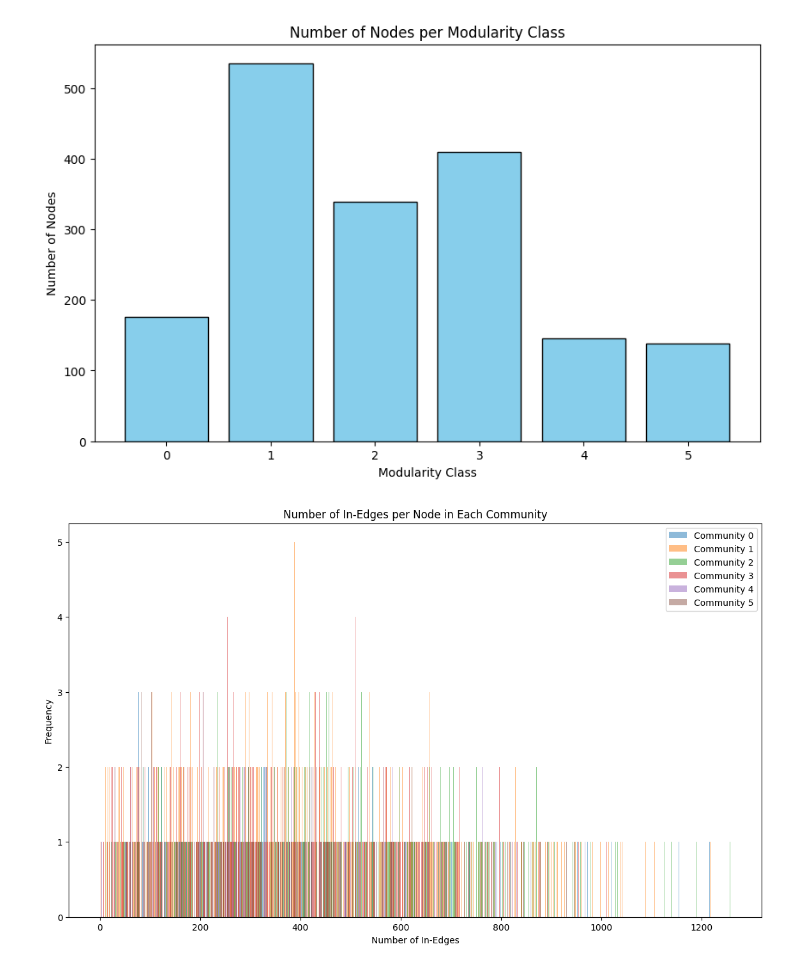
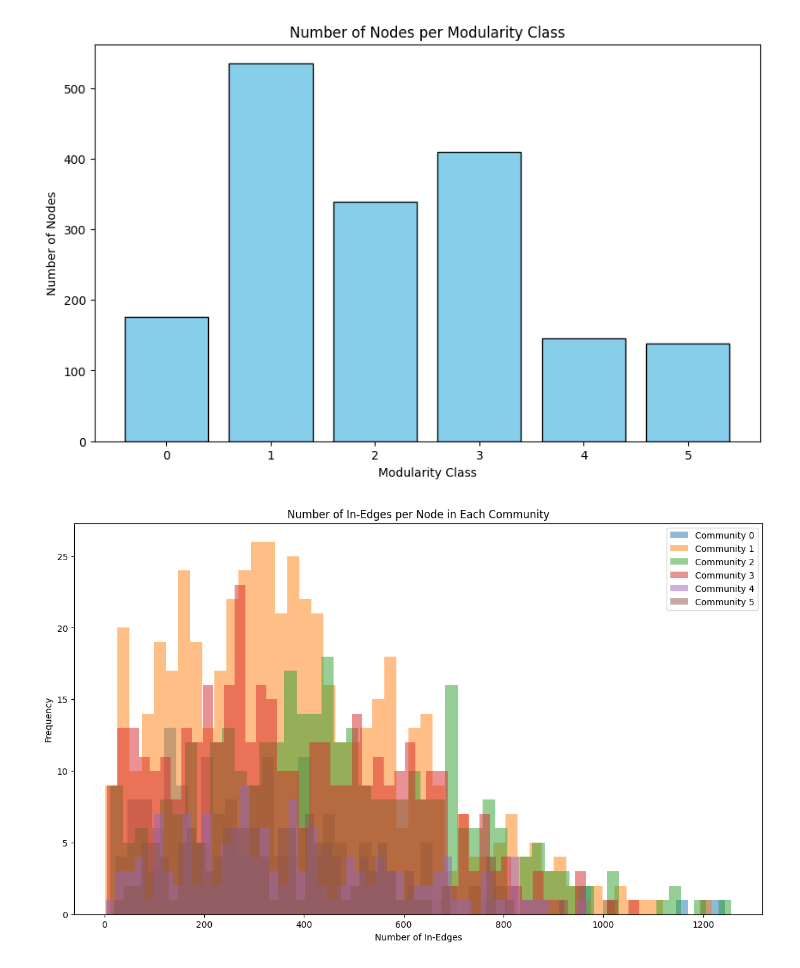
Before and after one commit to DEISI-ULHT-TFC-2023-24/TFC-DEISEI64-E-Commerce, a Jupyter notebook: Community Analysis.ipynb, the cells around one changed output. Saved outputs shown, nothing was run; the diff lists cells and outputs as text; code cells hidden in the pictures.

Commit message:
Changed the dataframe to export in product-product relation and solved a problem about bins the client-client graph

```diff
--- a/Community Analysis.ipynb
+++ b/Community Analysis.ipynb
@@ -46,3 +46,28 @@ plt.ylabel('Number of Nodes')
 plt.show()
 # %% [output]
 [figure]
+# %%
+from collections import Counter
+from nltk.tokenize import word_tokenize
+
+# Merge product information with product-product network
+merged_data = pd.merge(dataset_retail, table_product, left_on='Id', right_on='StockCode', how='left')
+
+# Aggregate descriptions for each community
+aggregated_descriptions = merged_data.groupby('modularity_class')['Description'].agg(lambda x: ' '.join(x.dropna())).reset_index()
+
+# Tokenize and count occurrences per word for each community
+word_counts_per_community = {}
+for community, row in aggregated_descriptions.iterrows():
+    tokens = word_tokenize(row['Description'])
+    word_counts_per_community[community] = Counter(tokens)
+
+# Find the most frequent words for each community
+most_frequent_words_per_community = {}
+for community, word_counts in word_counts_per_community.items():
+    most_frequent_words = word_counts.most_common(5)
+    most_frequent_words_per_community[community] = most_frequent_words
+
+# Display the most frequent words for each community
+for community, words in most_frequent_words_per_community.items():
+    print(f"Community {community}: {words}")
@@ -77,25 +104,25 @@ plt.show()
 # %%
 # Merge node information with the client-client network on 'Id' and 'Source'
 merged_data = pd.merge(client_client, table_client, left_on='Source', right_on='Id', how='left')
 merged_data.rename(columns={'modularity_class': 'Community'}, inplace=True)
 
 # Create a directed graph from the client-client network edge list
 G = nx.from_pandas_edgelist(merged_data, source='Source', target='Target', create_using=nx.DiGraph())
 
 # Calculate the in-degree (number of edges coming into each node) for each node
 in_degree_per_node = dict(G.in_degree())
 
 # Plot a histogram of the number of in-edges per node for each Community
 plt.figure(figsize=(14, 8))
 for community, group in merged_data.groupby('Community'):
     nodes = group['Source'].unique()
     in_degrees = [in_degree_per_node.get(node, 0) for node in nodes]
-    plt.hist(in_degrees, bins=range(1, max(in_degrees) + 2), alpha=0.5, label=f'Community {community}')
+    plt.hist(in_degrees, bins=50, alpha=0.5, label=f'Community {community}') # Create subplot for each community
 
 plt.title('Number of In-Edges per Node in Each Community')
 plt.xlabel('Number of In-Edges')
 plt.ylabel('Frequency')
 plt.legend()
 plt.show()
 # %% [output]
-[figure, old version]
+[figure, new version]
```
Also changed, not shown: parts of 1 cell of this notebook, 1 other file.
